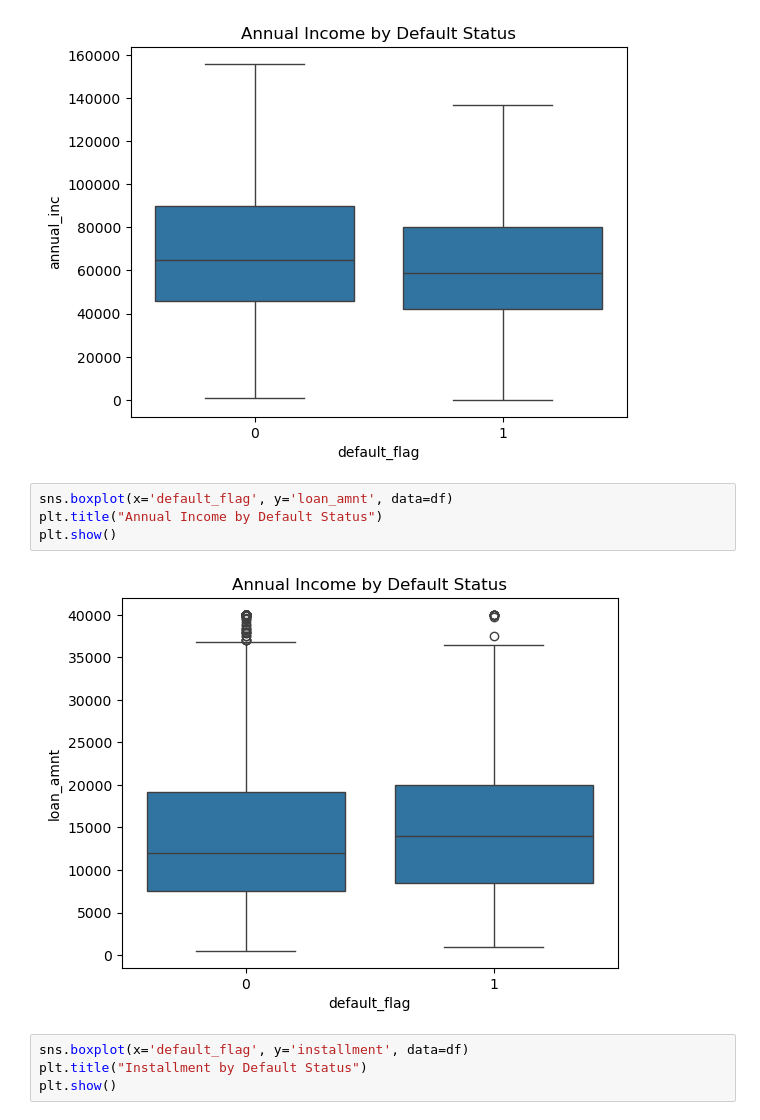
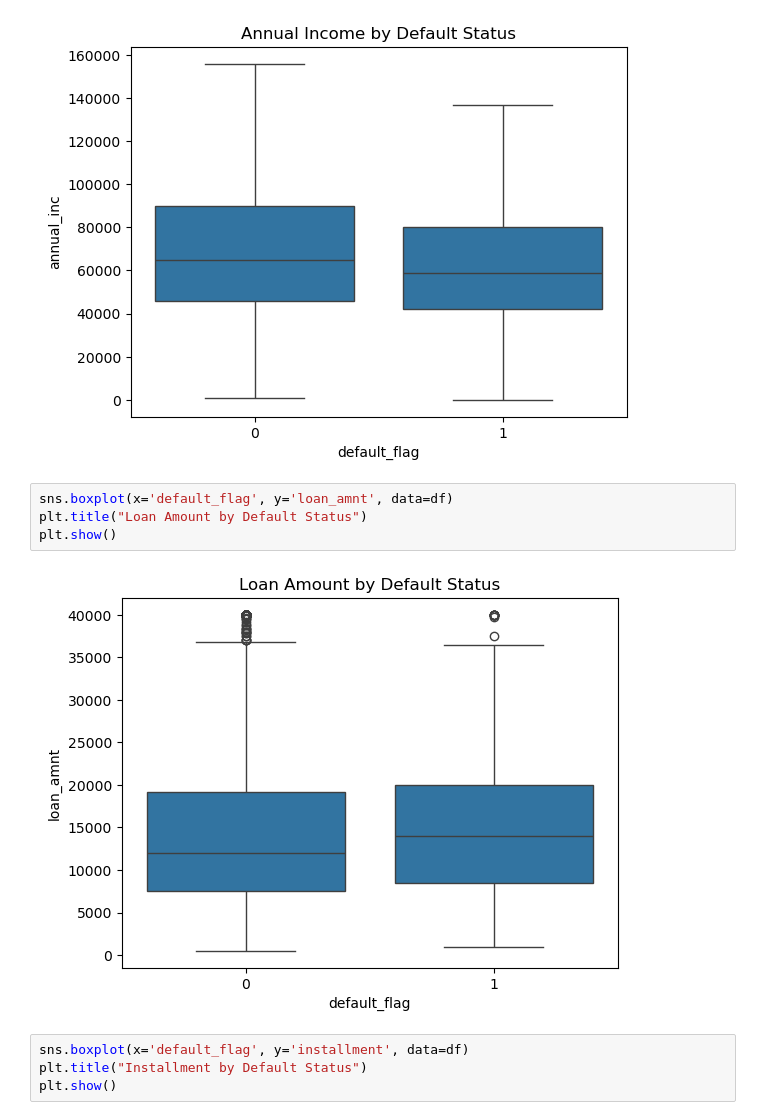
Before and after one commit to YangChen-analyst/lendingclub-default-risk, a Jupyter notebook: notebooks/02_statistical_analysis.ipynb, the cells around one changed output. Cells and saved outputs as stored; diff of their text form.

```diff
--- a/notebooks/02_statistical_analysis.ipynb
+++ b/notebooks/02_statistical_analysis.ipynb
@@ -39,10 +39,10 @@ plt.show()
 [figure]
 # %%
 sns.boxplot(x='default_flag', y='loan_amnt', data=df)
-plt.title("Annual Income by Default Status")
+plt.title("Loan Amount by Default Status")
 plt.show()
 # %% [output]
-[figure, old version]
+[figure, new version]
 # %%
 sns.boxplot(x='default_flag', y='installment', data=df)
 plt.title("Installment by Default Status")
```
Also changed, not shown: parts of 4 cells of this notebook, 21 other files.
